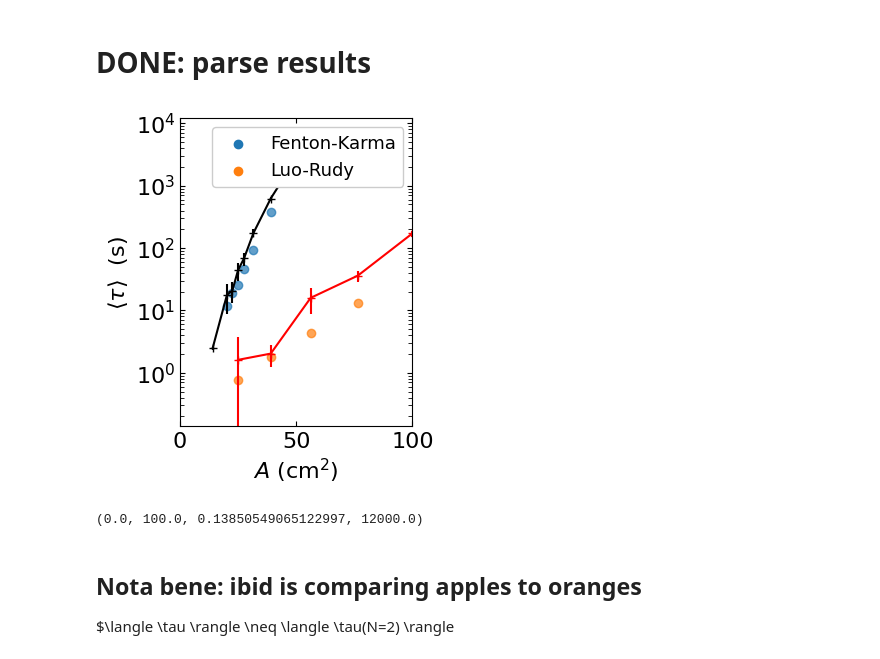
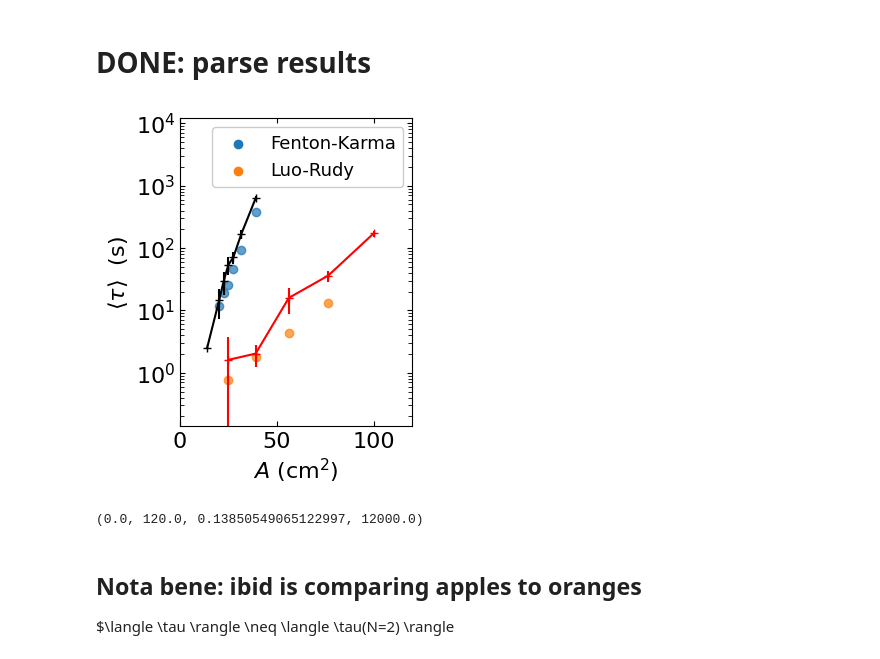
Before and after one commit to timtyree/bgmc, a Jupyter notebook: python/comparing termination time dependence on domain size.ipynb, the cells around one changed output. Cells and saved outputs as stored; diff of their text form; code cells hidden in the pictures.

```diff
--- a/python/comparing termination time dependence on domain size.ipynb
+++ b/python/comparing termination time dependence on domain size.ipynb
@@ -231,7 +231,7 @@ df_taul['A'] = df_taul['L'] ** 2
 figsize=(3,4)
 fontsize=15
 alpha=0.7
-max_num_points_to_show = 4
+max_num_points_to_show = 7
 fig,ax=plt.subplots(figsize=figsize)
 # color_lst = ['C0','C1']
 color_lst = ['k','r']
@@ -240,7 +240,8 @@ for i,(D,g) in enumerate(df_taul.groupby('D')):
     color = f"C{i}"
     color = color_lst[i]
 #     g.plot.scatter(x='A',y='tau',color=color,ax=ax,marker='+')
-    ax.errorbar(g['A'], g['tau'], yerr=g['Delta_tau'],color=color,marker='+')
+#     ax.errorbar(g['A'], g['tau'], yerr=g['Delta_tau'],color=color,marker='+')
+    ax.errorbar(g['A'].head(max_num_points_to_show), g['tau'].head(max_num_points_to_show), yerr=g['Delta_tau'].head(max_num_points_to_show),color=color,marker='+')
 
 #plot full model results
 ax.scatter(xfk,yfk,c='C0',alpha=alpha,label='Fenton-Karma')
@@ -263,36 +264,36 @@ ax.scatter(xlr,ylr,c='C1',alpha=alpha,label='Luo-Rudy')
 # ax.plot(xv,tau_pred_foolr(xv),':',color='gray')#,'k--',lw=2)
 ax.set_xticks([0,50,100,150])
 # format_plot(ax=ax,xlabel=r'$a$ (cm$^2/$s)',ylabel=r'$\tau$  (s)',fontsize=16)
 format_plot(ax=ax,xlabel=r'$A$ (cm$^2$)',ylabel=r'$\langle\tau\rangle$  (s)',fontsize=16)
 # ax.set_xscale('log')
 ax.set_yscale('log')
 ax.tick_params(top=True, right=True,direction='in',which='both')
 ax.tick_params(top=True, right=True,direction='in',which='minor',length=3)
 # ax.set_ylim([1e-2,100])
 # # AddLegend(ax=ax,xy=(-0.12,0.240),fontsize=fontsize-3)
 leg = ax.legend(loc='upper right',fontsize=fontsize-2)#,alpha=1.)#,frameon=False,ncol=1)
 # leg.set_alpha(1.)
 # , edgecolor="black")
 leg.get_frame().set_alpha(None)
 # leg.get_frame().set_facecolor((1, 1, 1, 1))
 # leg = ax.legend(loc='lower right',fontsize=fontsize-3.,frameon=False,ncol=1)
 for lh in leg.legendHandles:
     lh.set_alpha(1)
 # ax.set_ylim([0.31392551380514033, 4e9])
-ax.set_xlim([0.,100])
+ax.set_xlim([0.,120])
 ax.set_ylim([0.13850549065122997,12000])
 # AddLege nd(ax=ax,xy=(0.05,0.990),fontsize=fontsize-3)
 # AddLegend(ax=ax,xy=(0.7,0.990),fontsize=fontsize-3)
 # AddLegend(ax=ax,xy=(0.4,0.990),fontsize=fontsize-3)
 # AddLegend(ax=ax,xy=(0.1,0.25),fontsize=fontsize-3)
 # ax.tick_params(axis='y', which='minor', left=True)
 # plt.minorticks_on()
 plt.show()
 ax.axis()
 #og src: http://localhost:8888/notebooks/Simulating%20the%20paired%20birth%20death%20process.ipynb
 # %% [output]
-[figure, old version]
+[figure, new version]
-(0.0, 100.0, 0.13850549065122997, 12000.0)
+(0.0, 120.0, 0.13850549065122997, 12000.0)
 # %% [markdown]
 ## Nota bene: ibid is comparing apples to oranges
 $\langle \tau \rangle \neq \langle \tau(N=2) \rangle
```
Also changed, not shown: parts of 2 cells of this notebook, 8 other files.
